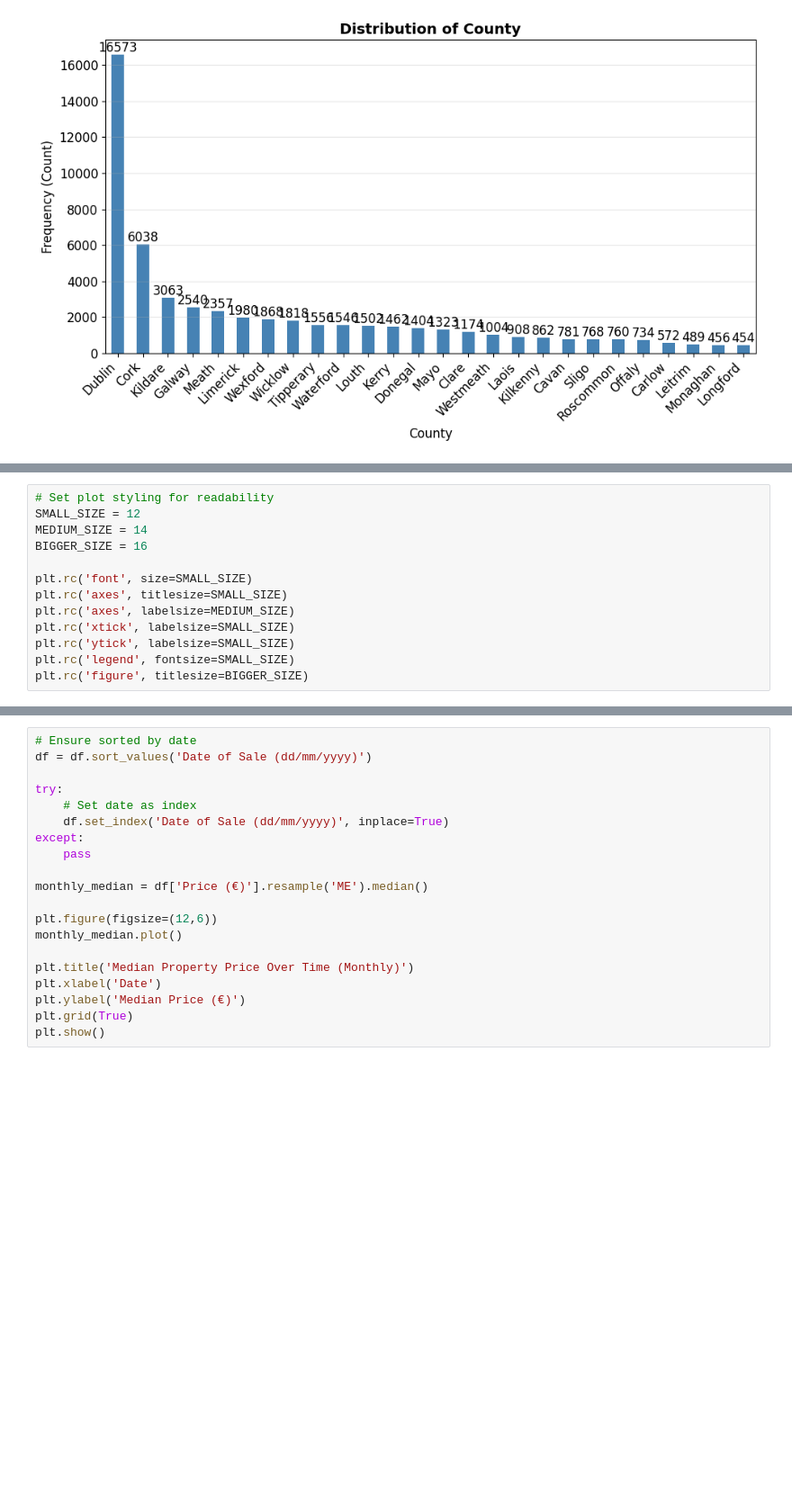
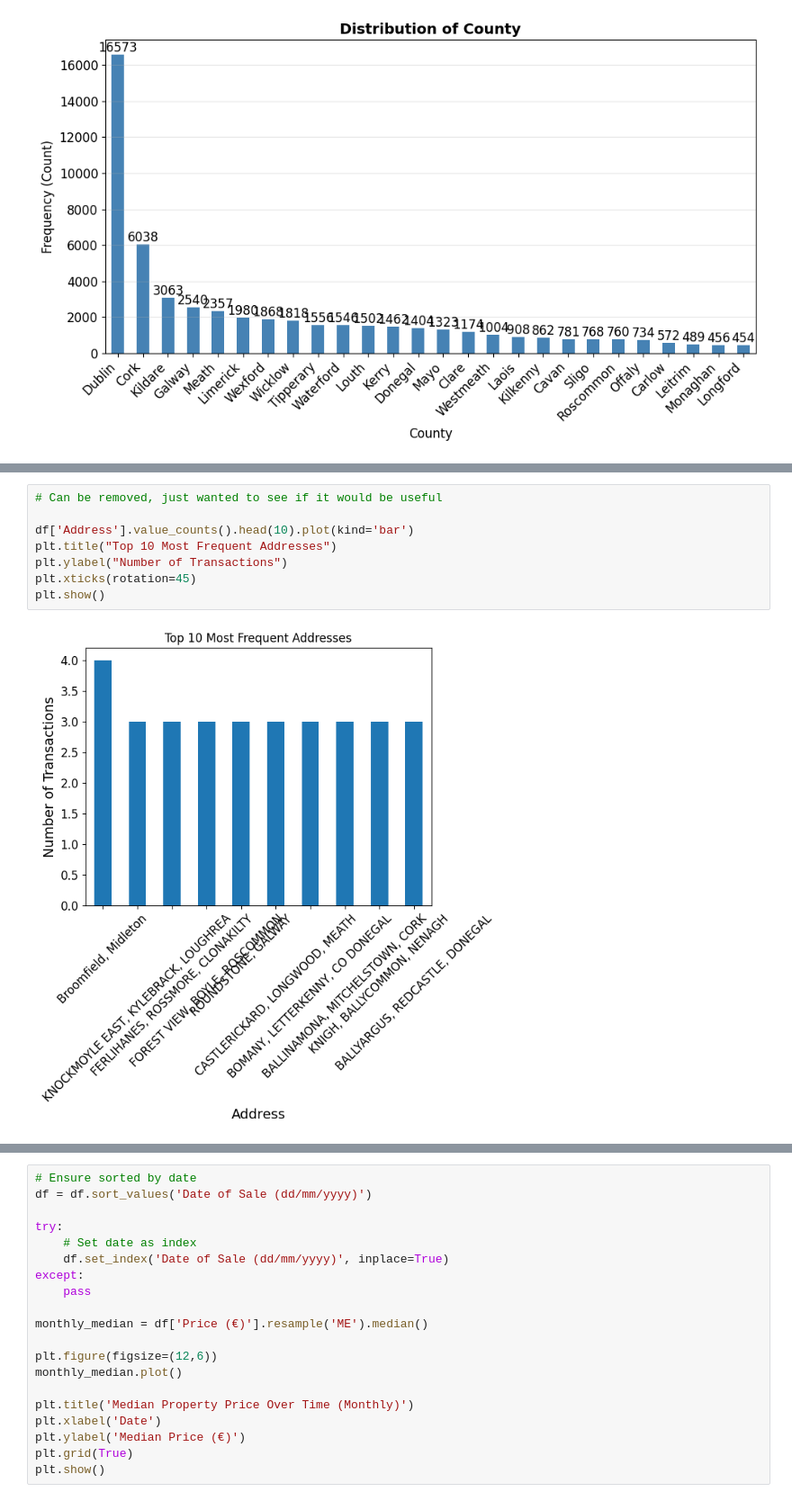
Before and after one commit to conorwal2000-creator/DA-Original-Ganstalysers, a Jupyter notebook: notebooks/analysis.ipynb, the cells around one changed output, grey strips where cells are left out. Shown at 90% size. Cells and saved outputs as stored; diff of their text form; blank space fills up the shorter version.

```diff
--- a/notebooks/analysis.ipynb
+++ b/notebooks/analysis.ipynb
@@ -440,13 +418,0 @@ plt.show()
-# %%
-# Set plot styling for readability
-SMALL_SIZE = 12
-MEDIUM_SIZE = 14
-BIGGER_SIZE = 16
-
-plt.rc('font', size=SMALL_SIZE)
-plt.rc('axes', titlesize=SMALL_SIZE)
-plt.rc('axes', labelsize=MEDIUM_SIZE)
-plt.rc('xtick', labelsize=SMALL_SIZE)
-plt.rc('ytick', labelsize=SMALL_SIZE)
-plt.rc('legend', fontsize=SMALL_SIZE)
-plt.rc('figure', titlesize=BIGGER_SIZE)
@@ -506,0 +478,10 @@ df.nlargest(10, 'Price (€)')
+# %%
+# Can be removed, just wanted to see if it would be useful
+
+df['Address'].value_counts().head(10).plot(kind='bar')
+plt.title("Top 10 Most Frequent Addresses")
+plt.ylabel("Number of Transactions")
+plt.xticks(rotation=45)
+plt.show()
+# %% [output]
+[figure, added]
```
Also changed, not shown: parts of 19 cells of this notebook.
